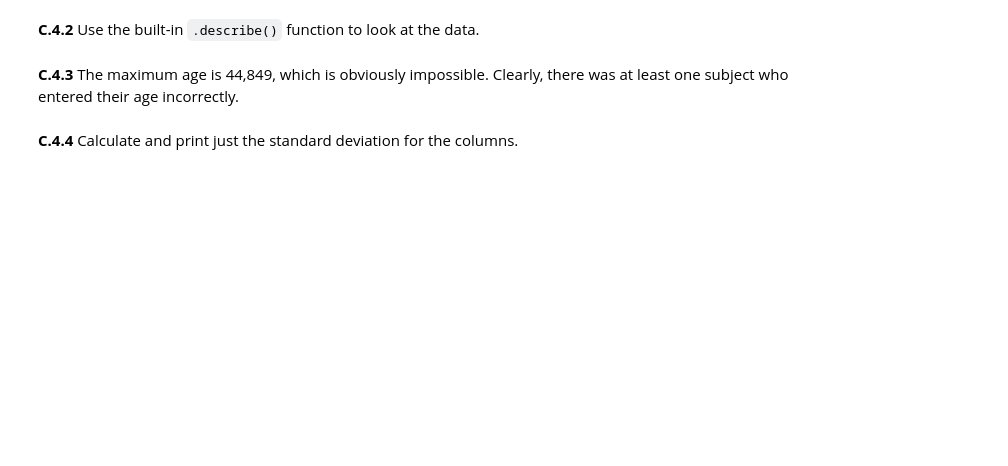
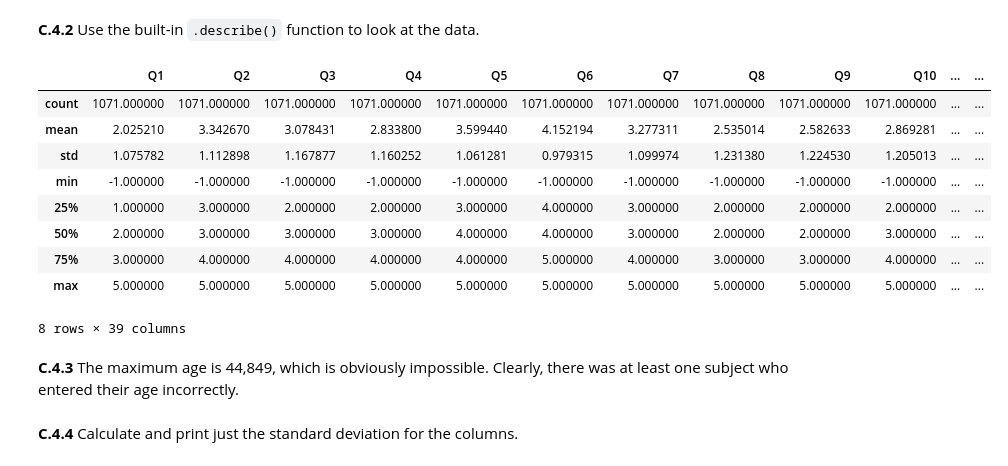
Before and after one commit to tivendren/Kyouth_DataScience_Materials, a Jupyter notebook: Unit-2/Unit-2-02-Data-Transformation/lab1-pandas-long_wide_pivot_melt/pandas-data-transformation-lab.ipynb, the cells around one changed output. Saved outputs shown, nothing was run; the diff lists cells and outputs as text; code cells hidden in the pictures; blank space fills up the shorter version.

```diff
--- a/Unit-2/Unit-2-02-Data-Transformation/lab1-pandas-long_wide_pivot_melt/pandas-data-transformation-lab.ipynb
+++ b/Unit-2/Unit-2-02-Data-Transformation/lab1-pandas-long_wide_pivot_melt/pandas-data-transformation-lab.ipynb
@@ -191,6 +220,18 @@ Let's start looking at our data. Print out the shape of the DataFrame.
 **C.4.2** Use the built-in `.describe()` function to look at the data.
 # %%
 # A:
+hsq.describe()
+# %% [output]
+|  | Q1 | Q2 | Q3 | Q4 | Q5 | Q6 | Q7 | Q8 | Q9 | Q10 | ... | ... |
+| count | 1071.000000 | 1071.000000 | 1071.000000 | 1071.000000 | 1071.000000 | 1071.000000 | 1071.000000 | 1071.000000 | 1071.000000 | 1071.000000 | ... | ... |
+| mean | 2.025210 | 3.342670 | 3.078431 | 2.833800 | 3.599440 | 4.152194 | 3.277311 | 2.535014 | 2.582633 | 2.869281 | ... | ... |
+| std | 1.075782 | 1.112898 | 1.167877 | 1.160252 | 1.061281 | 0.979315 | 1.099974 | 1.231380 | 1.224530 | 1.205013 | ... | ... |
+| min | -1.000000 | -1.000000 | -1.000000 | -1.000000 | -1.000000 | -1.000000 | -1.000000 | -1.000000 | -1.000000 | -1.000000 | ... | ... |
+| 25% | 1.000000 | 3.000000 | 2.000000 | 2.000000 | 3.000000 | 4.000000 | 3.000000 | 2.000000 | 2.000000 | 2.000000 | ... | ... |
+| 50% | 2.000000 | 3.000000 | 3.000000 | 3.000000 | 4.000000 | 4.000000 | 3.000000 | 2.000000 | 2.000000 | 3.000000 | ... | ... |
+| 75% | 3.000000 | 4.000000 | 4.000000 | 4.000000 | 4.000000 | 5.000000 | 4.000000 | 3.000000 | 3.000000 | 4.000000 | ... | ... |
+| max | 5.000000 | 5.000000 | 5.000000 | 5.000000 | 5.000000 | 5.000000 | 5.000000 | 5.000000 | 5.000000 | 5.000000 | ... | ... |
+8 rows × 39 columns
 # %% [markdown]
 **C.4.3** The maximum age is 44,849, which is obviously impossible. Clearly, there was at least one subject who entered their age incorrectly.
 # %% [markdown]
```
Also changed, not shown: parts of 26 cells of this notebook, 2 other files.
